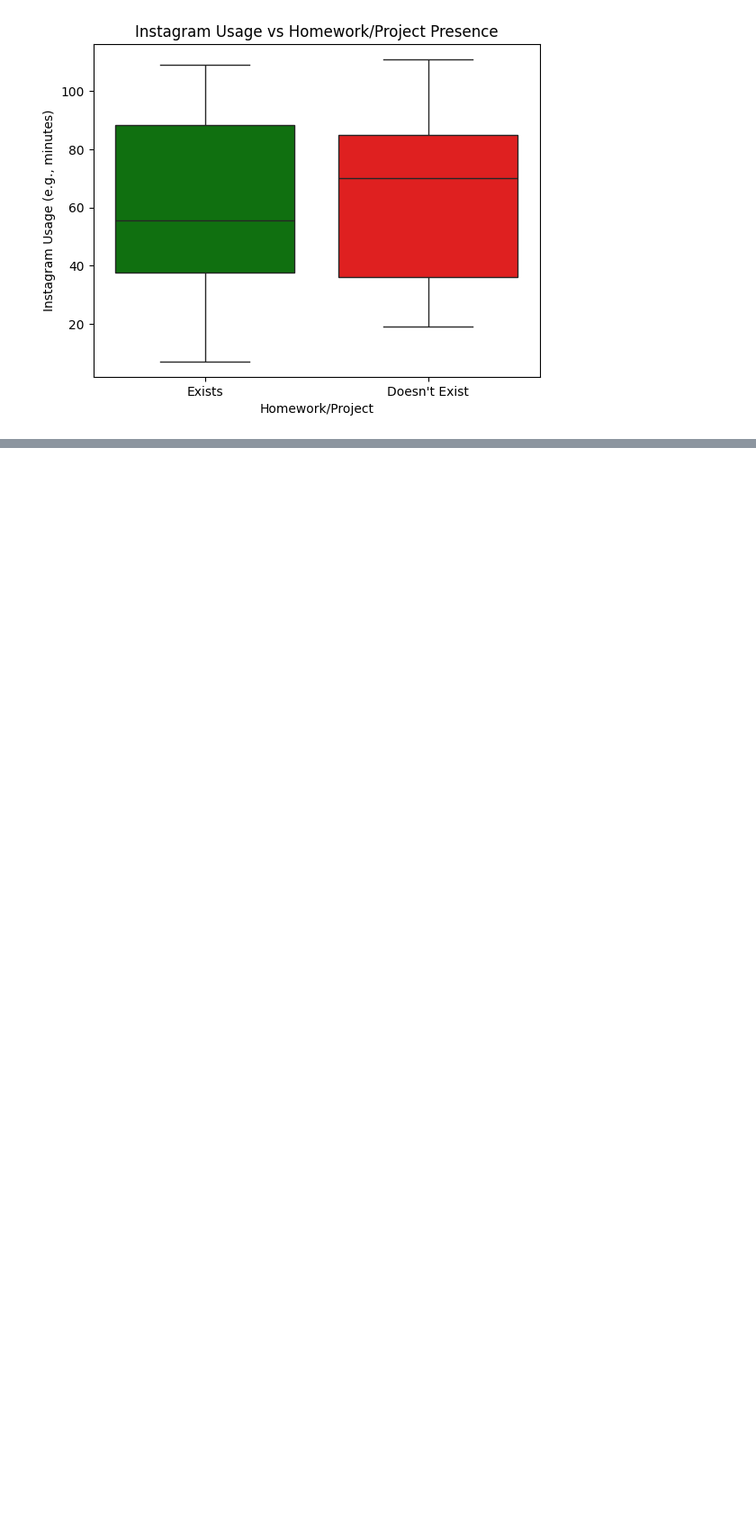
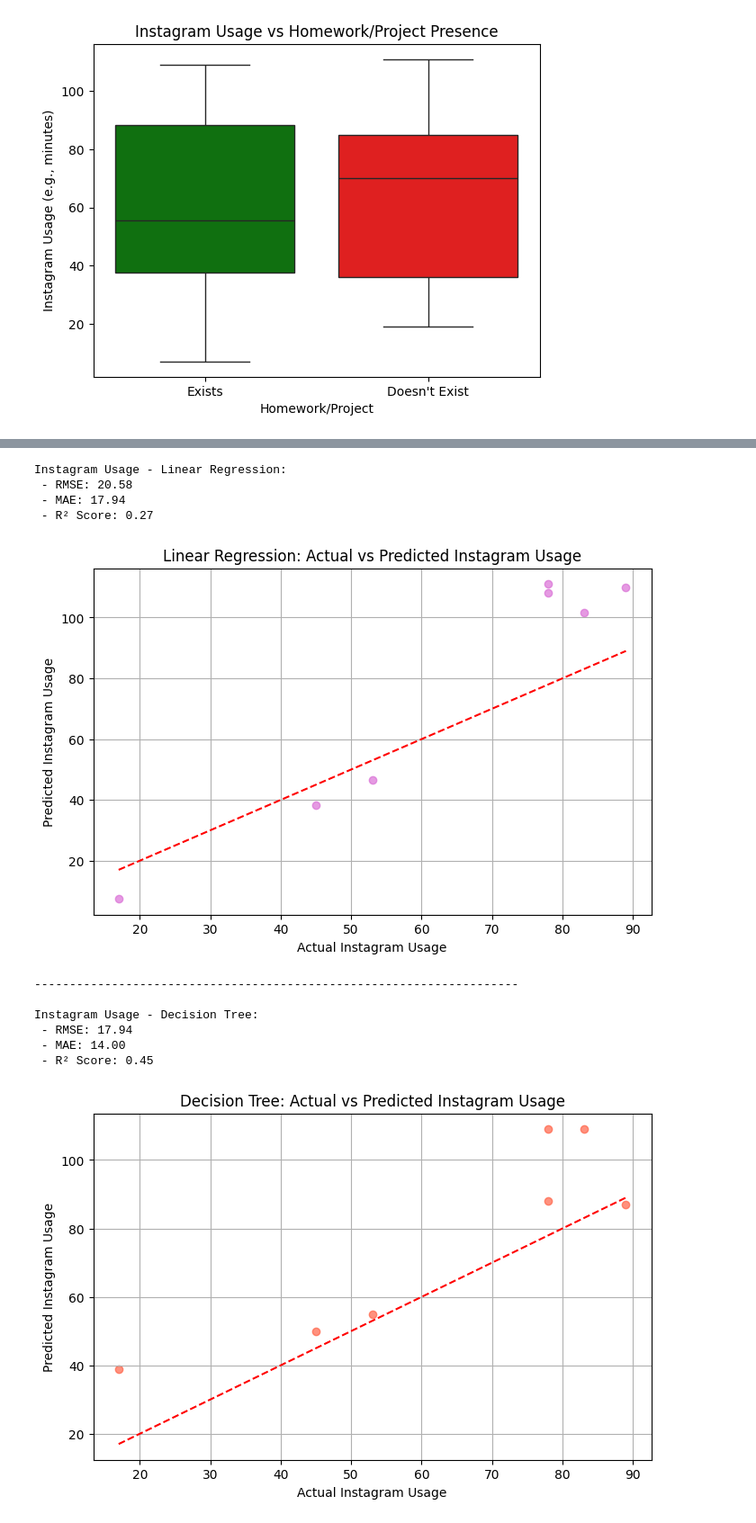
Before and after one commit to EdizKarli/Dsa210-Proj, a Jupyter notebook: dsa210proj.ipynb, the cells around one changed output, grey strips where cells are left out. Shown at 90% size. Drawn from its saved outputs; the diff is of its cells as text; code cells hidden in the pictures; blank space fills up the shorter version.

```diff
--- a/dsa210proj.ipynb
+++ b/dsa210proj.ipynb
@@ -457,0 +565,78 @@ plt.show()
+# %%
+# 1. Predicting Instagram Usage
+X_instagram = df[features]
+y_instagram = df['Instagram Usage']
+X_train_i, X_test_i, y_train_i, y_test_i = train_test_split(X_instagram, y_instagram, test_size=0.2, random_state=42)
+
+lr_i = LinearRegression()
+lr_i.fit(X_train_i, y_train_i)
+y_pred_lr_i = lr_i.predict(X_test_i)
+
+print("Instagram Usage - Linear Regression:")
+print(f" - RMSE: {np.sqrt(mean_squared_error(y_test_i, y_pred_lr_i)):.2f}")
+print(f" - MAE: {mean_absolute_error(y_test_i, y_pred_lr_i):.2f}")
+print(f" - R² Score: {r2_score(y_test_i, y_pred_lr_i):.2f}")
+
+plt.figure(figsize=(8, 5))
+plt.scatter(y_test_i, y_pred_lr_i, alpha=0.7, color='orchid')
+plt.plot([y_test_i.min(), y_test_i.max()], [y_test_i.min(), y_test_i.max()], 'r--')
+plt.xlabel("Actual Instagram Usage")
+plt.ylabel("Predicted Instagram Usage")
+plt.title("Linear Regression: Actual vs Predicted Instagram Usage")
+plt.grid(True)
+plt.show()
+
+print("---------------------------------------------------------------------")
+print()
+
+dt_i = DecisionTreeRegressor(random_state=42)
+dt_i.fit(X_train_i, y_train_i)
+y_pred_dt_i = dt_i.predict(X_test_i)
+
+print("Instagram Usage - Decision Tree:")
+print(f" - RMSE: {np.sqrt(mean_squared_error(y_test_i, y_pred_dt_i)):.2f}")
+print(f" - MAE: {mean_absolute_error(y_test_i, y_pred_dt_i):.2f}")
+print(f" - R² Score: {r2_score(y_test_i, y_pred_dt_i):.2f}")
+
+plt.figure(figsize=(8, 5))
+plt.scatter(y_test_i, y_pred_dt_i, alpha=0.7, color='tomato')
+plt.plot([y_test_i.min(), y_test_i.max()], [y_test_i.min(), y_test_i.max()], 'r--')
+plt.xlabel("Actual Instagram Usage")
+plt.ylabel("Predicted Instagram Usage")
+plt.title("Decision Tree: Actual vs Predicted Instagram Usage")
+plt.grid(True)
+plt.show()
+
+print("---------------------------------------------------------------------")
+print()
+
+rf_i = RandomForestRegressor(random_state=42)
+rf_i.fit(X_train_i, y_train_i)
+y_pred_rf_i = rf_i.predict(X_test_i)
+
+print("Instagram Usage - Random Forest:")
+print(f" - RMSE: {np.sqrt(mean_squared_error(y_test_i, y_pred_rf_i)):.2f}")
+print(f" - MAE: {mean_absolute_error(y_test_i, y_pred_rf_i):.2f}")
+print(f" - R² Score: {r2_score(y_test_i, y_pred_rf_i):.2f}")
+
+plt.figure(figsize=(8, 5))
+plt.scatter(y_test_i, y_pred_rf_i, alpha=0.7, color='forestgreen')
+plt.plot([y_test_i.min(), y_test_i.max()], [y_test_i.min(), y_test_i.max()], 'r--')
+plt.xlabel("Actual Instagram Usage")
+plt.ylabel("Predicted Instagram Usage")
+plt.title("Random Forest: Actual vs Predicted Instagram Usage")
+plt.grid(True)
+plt.show()
+# %% [output]
+Instagram Usage - Linear Regression:
+ - RMSE: 20.58
+ - MAE: 17.94
+ - R² Score: 0.27
+[figure, added]
+---------------------------------------------------------------------
+
+Instagram Usage - Decision Tree:
+ - RMSE: 17.94
+ - MAE: 14.00
+ - R² Score: 0.45
+[figure, added]
```
Also changed, not shown: parts of 6 cells of this notebook.
